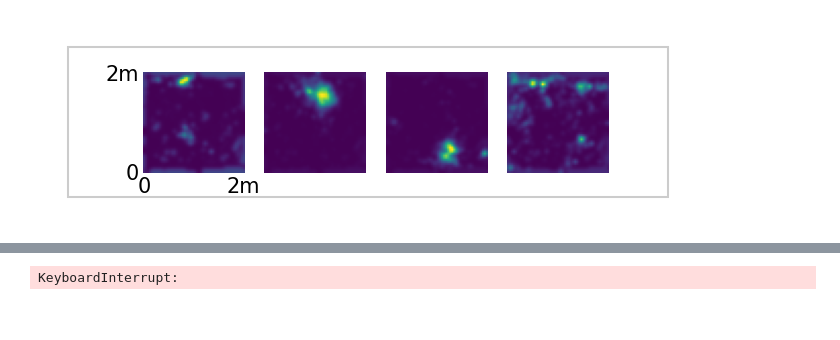
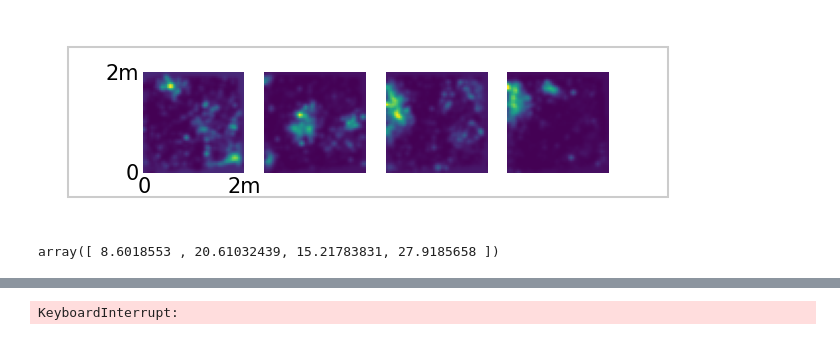
Before and after one commit to Zhang-CNL/PO-OU, a Jupyter notebook: notebooks/run_momentum.ipynb, the cells around one changed output, grey strips where cells are left out. Drawn from its saved outputs; the diff is of its cells as text; code cells hidden in the pictures.

```diff
--- a/notebooks/run_momentum.ipynb
+++ b/notebooks/run_momentum.ipynb
@@ -15,15 +15,19 @@ import hippocampalseq.models as hsem
 import hippocampalseq.utils as hseu
 
 torch.set_default_dtype(torch.double)
-time_window_ms = 2
+time_window_ms = 3
+time_window_s  = time_window_ms / 1000
 # %%
-hse.init_plotting()
 rat_data = hsep.load_and_preprocess(
     os.path.realpath("../data"),
-    "Harpy",
-    2,
+    "Janni",
+    1,
     time_window_ms=time_window_ms
 )
 hse.plot_placefields(rat_data.place_field_data, [0,1,2,3])
 # %% [output]
-[figure, old version]
+[figure, new version]
+# %%
+np.max(rat_data.place_field_data.place_fields[:4], axis=(1,2))
+# %% [output]
+array([ 8.6018553 , 20.61032439, 15.21783831, 27.9185658 ])
```
Also changed, not shown: parts of 9 cells of this notebook, 10 other files.
